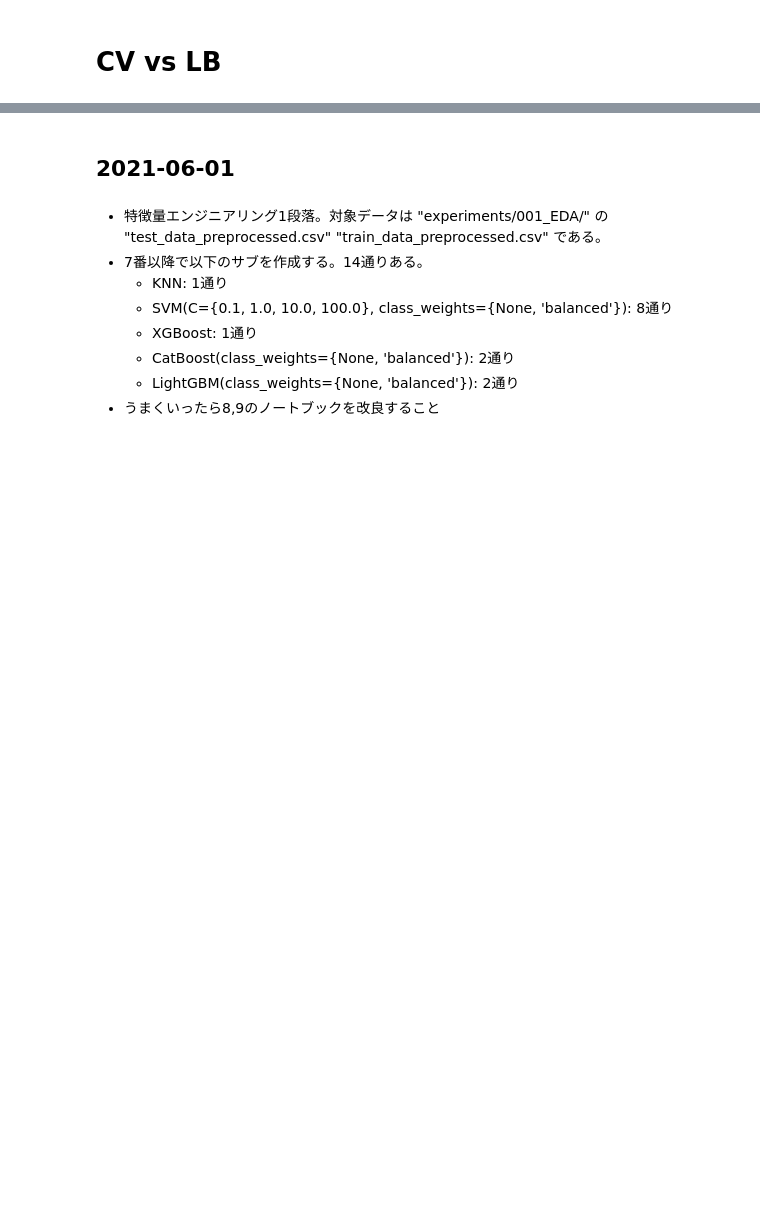
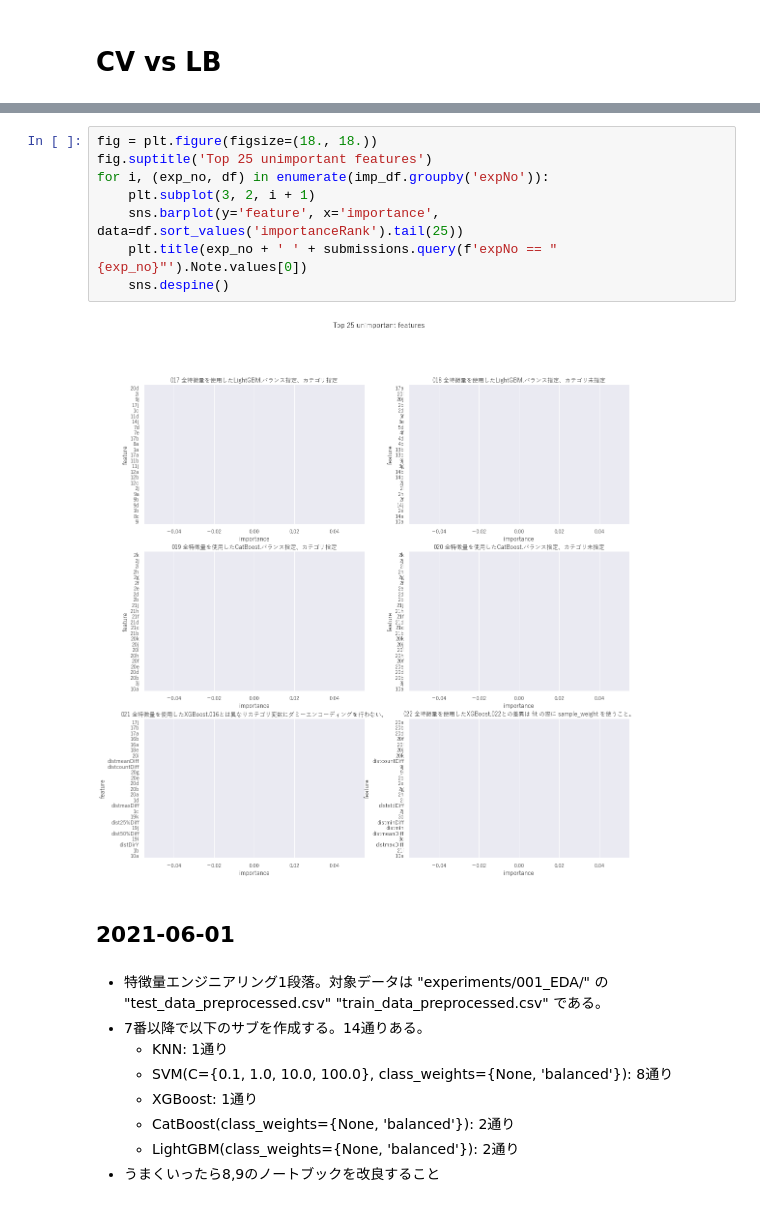
Before and after one commit to Quvotha/probspace-npb, a Jupyter notebook: experiments/Note.ipynb, the cells around one changed output, grey strips where cells are left out. Drawn from its saved outputs; the diff is of its cells as text; blank space fills up the shorter version.

```diff
--- a/experiments/Note.ipynb
+++ b/experiments/Note.ipynb
@@ -59,3 +145,13 @@ sns.despine()
+# %%
+fig = plt.figure(figsize=(18., 18.))
+fig.suptitle('Top 25 unimportant features')
+for i, (exp_no, df) in enumerate(imp_df.groupby('expNo')):
+    plt.subplot(3, 2, i + 1)
+    sns.barplot(y='feature', x='importance', data=df.sort_values('importanceRank').tail(25))
+    plt.title(exp_no + ' ' + submissions.query(f'expNo == "{exp_no}"').Note.values[0])
+    sns.despine()
+# %% [output]
+[figure, added]
 # %% [markdown]
 ## 2021-06-01
 # %% [markdown]
```
Also changed, not shown: parts of 12 cells of this notebook, 1 other file.
